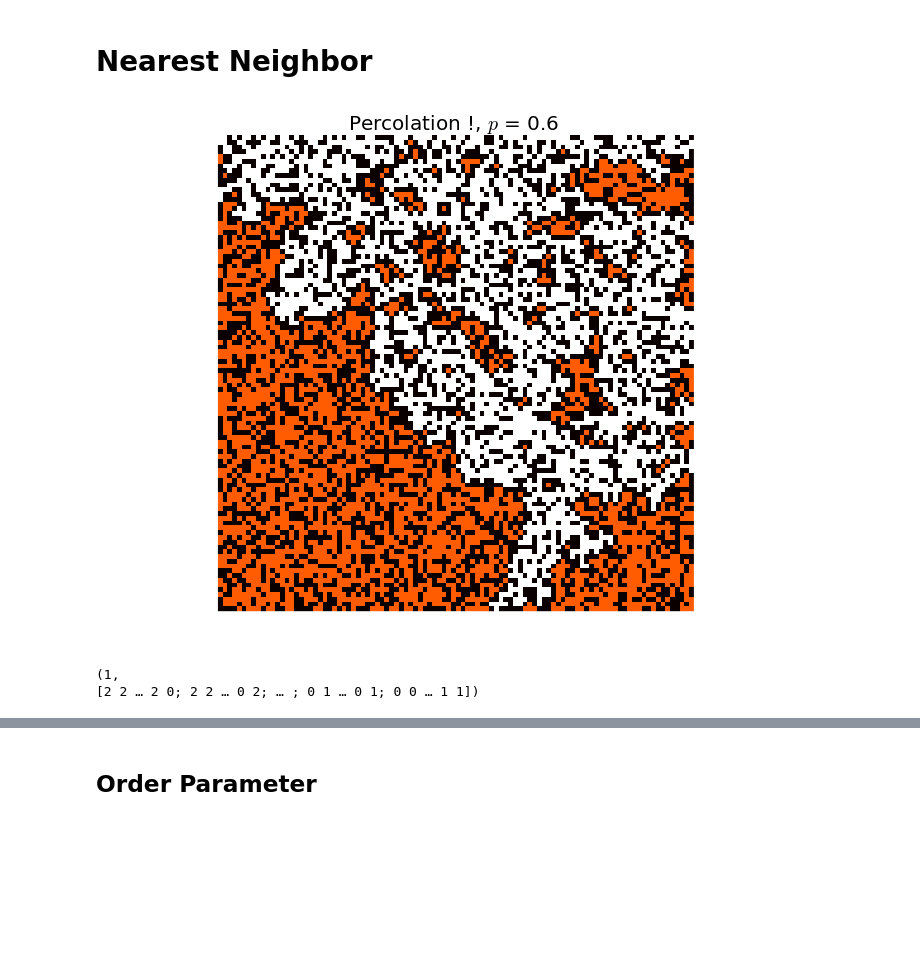
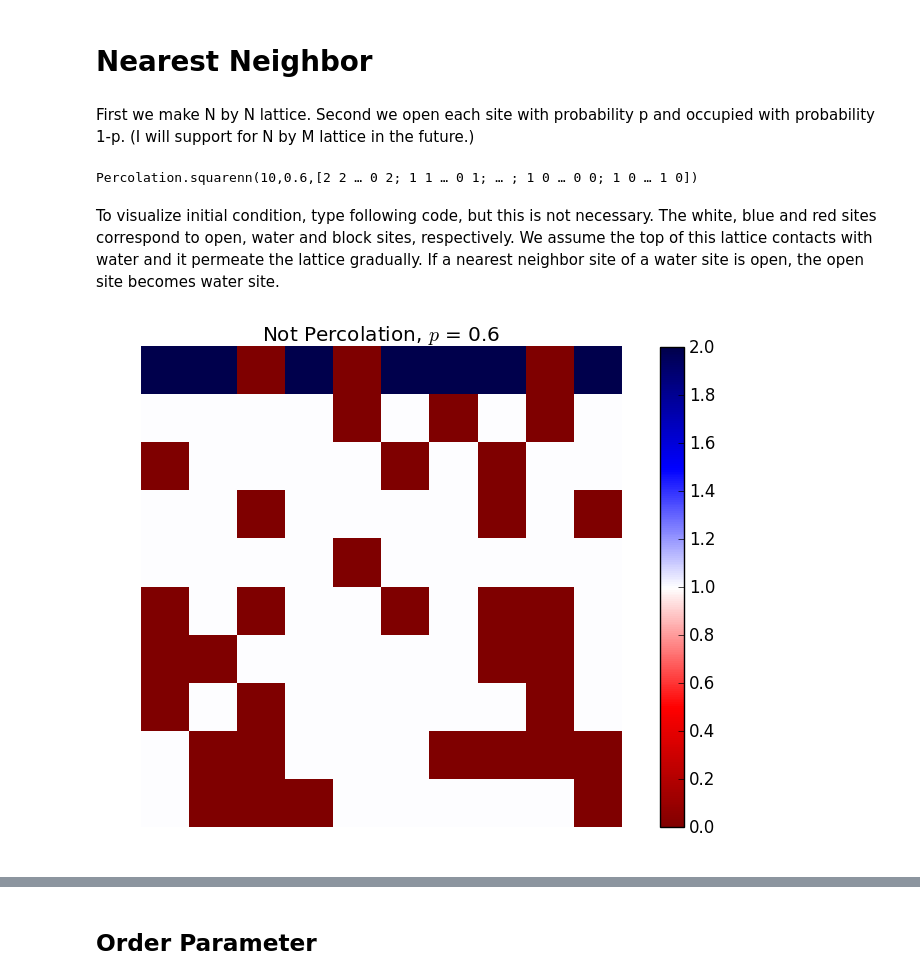
Before and after one commit to goropikari/Percolation.jl, a Jupyter notebook: example/percolation.ipynb, the cells around one changed output, grey strips where cells are left out. Drawn from its saved outputs; the diff is of its cells as text; code cells hidden in the pictures; blank space fills up the shorter version.

```diff
--- a/example/percolation.ipynb
+++ b/example/percolation.ipynb
@@ -8,15 +8,23 @@ using Percolation
 # %% [markdown]
 # Nearest Neighbor
-# %%
-# N: lattice size
-# p: occupied probability
-N = 100; M = N; p = 0.6
-
-# make N by M lattice and occupied each site with probability p. But in version 0 only support N by N lattice.
-# I will support for N by M lattice in future.
-square = squarenn(N, M, p)
-percolation(square, colorbar=false, color="hot")
-# %% [output]
-[figure, removed]
-(1,
-[2 2 … 2 0; 2 2 … 0 2; … ; 0 1 … 0 1; 0 0 … 1 1])
+# %% [markdown]
+First we make N by N lattice. Second we open each site with probability p and occupied with probability 1-p.
+(I will support for N by M lattice in the future.)
+# %%
+# N: lattice size
+# p: occupied probability
+N = 10; p = 0.6
+square = squarenn(N, p)
+# %% [output]
+Percolation.squarenn(10,0.6,[2 2 … 0 2; 1 1 … 0 1; … ; 1 0 … 0 0; 1 0 … 1 0])
+# %% [markdown]
+To visualize initial condition, type following code, but this is not necessary.
+The white, blue and red sites correspond to open, water and block sites, respectively.
+We assume the top of this lattice contacts with water and it permeate the lattice gradually.
+If a nearest neighbor site of a water site is open, the open site becomes water site.
+# %%
+hit = 0; waterplot=true; color = "seismic_r"; colorbar=true
+PercolationPlot(square, hit, waterplot, color, colorbar)
+# If you want to use other colormap, see http://matplotlib.org/examples/color/colormaps_reference.html
+# %% [output]
+[figure, added]
```
Also changed, not shown: parts of 11 cells of this notebook, 10 other files.
